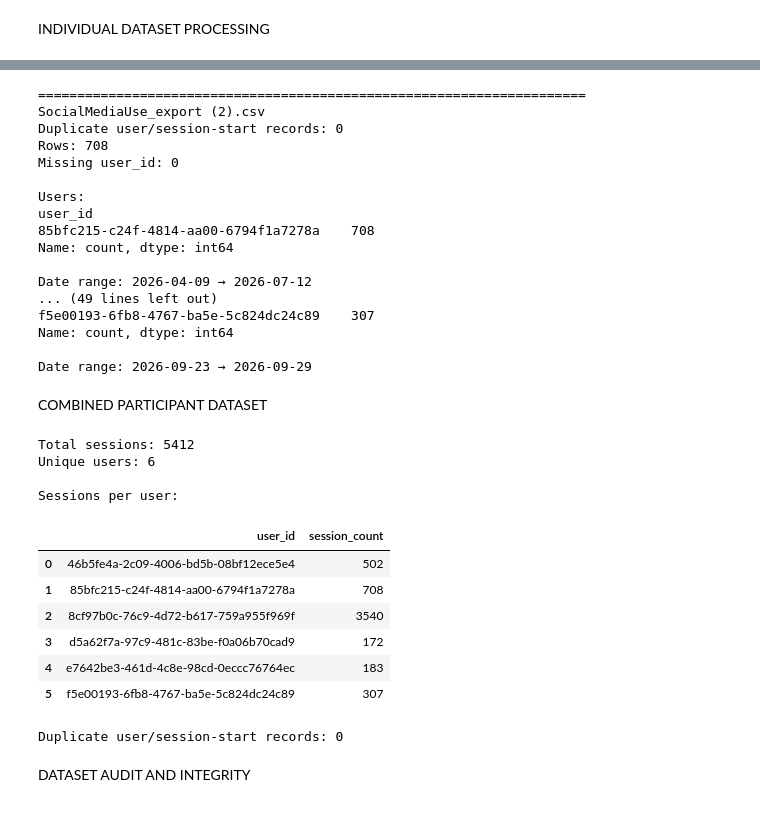
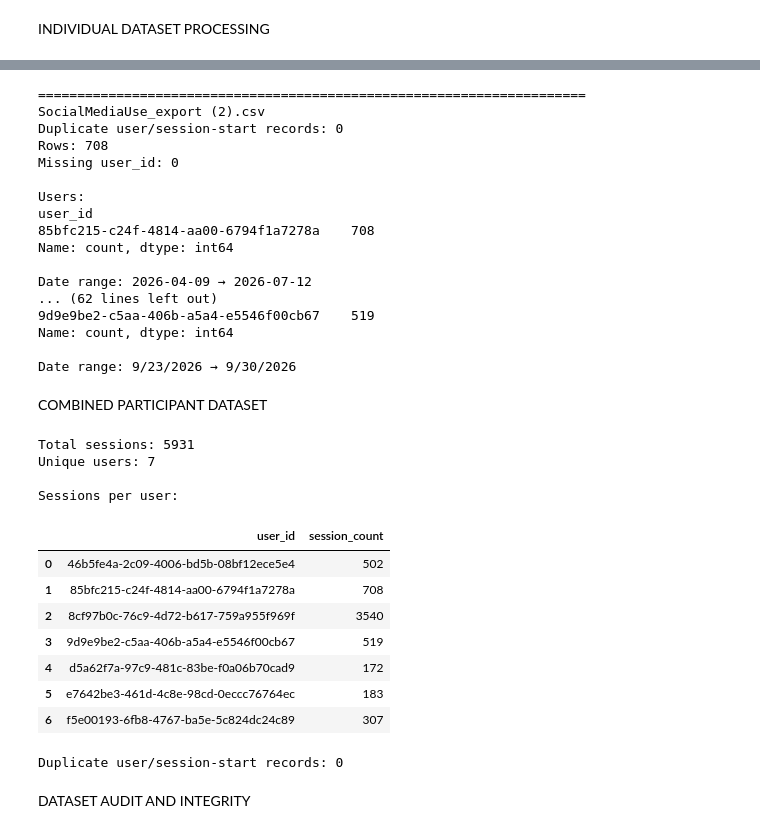
Before and after one commit to AmyMugeni/cognilens, a Jupyter notebook: Cognilens_ML_Pipeline.ipynb, the cells around one changed output, grey strips where cells are left out. Saved outputs shown, nothing was run; the diff lists cells and outputs as text; code cells hidden in the pictures.

```diff
--- a/Cognilens_ML_Pipeline.ipynb
+++ b/Cognilens_ML_Pipeline.ipynb
@@ -964,7 +814,8 @@ candidate_files = [
     "SocialMediaUse_export (4).csv",
     "SocialMediaUse_export.csv",
     "SocialMediaUse_export 5.csv",
-    "SocialMediaUse_export 6.csv"
+    "SocialMediaUse_export 6.csv",
+    "SocialMediaUse_export 7.csv"
 ]
 
 for file in candidate_files:
@@ -1012,11 +863,11 @@ user_id
 Name: count, dtype: int64
 
 Date range: 2026-04-09 → 2026-07-12
-... (49 lines left out)
-f5e00193-6fb8-4767-ba5e-5c824dc24c89    307
+... (62 lines left out)
+9d9e9be2-c5aa-406b-a5a4-e5546f00cb67    519
 Name: count, dtype: int64
 
-Date range: 2026-09-23 → 2026-09-29
+Date range: 9/23/2026 → 9/30/2026
 # %% [markdown]
 COMBINED PARTICIPANT DATASET
 # %%
@@ -1042,6 +893,9 @@ df_user_5 = pd.read_csv(
 df_user_6 = pd.read_csv(
     "/content/drive/MyDrive/Cognilens_MLtraining/SocialMediaUse_export 6.csv"
 )
+df_user_7 = pd.read_csv(
+    "/content/drive/MyDrive/Cognilens_MLtraining/SocialMediaUse_export 7.csv"
+)
 
 # Combine
 df_all = pd.concat(
@@ -1050,40 +904,42 @@ df_all = pd.concat(
         df_user_2,
         df_users_3_4,
         df_user_5,
-        df_user_6
+        df_user_6,
+        df_user_7
     ],
     ignore_index=True
 )
 
 print("Total sessions:", len(df_all))
 print("Unique users:", df_all["user_id"].nunique())
 
 print("\nSessions per user:")
 display(
     df_all.groupby("user_id")
     .size()
     .reset_index(name="session_count")
 )
 
 # Global duplicate check
 duplicates = df_all.duplicated(
     subset=["user_id", "session_start"],
     keep=False
 )
 
 print("\nDuplicate user/session-start records:", duplicates.sum())
 # %% [output]
-Total sessions: 5412
-Unique users: 6
+Total sessions: 5931
+Unique users: 7
 
 Sessions per user:
 |  | user_id | session_count |
 | 0 | 46b5fe4a-2c09-4006-bd5b-08bf12ece5e4 | 502 |
 | 1 | 85bfc215-c24f-4814-aa00-6794f1a7278a | 708 |
 | 2 | 8cf97b0c-76c9-4d72-b617-759a955f969f | 3540 |
-| 3 | d5a62f7a-97c9-481c-83be-f0a06b70cad9 | 172 |
-| 4 | e7642be3-461d-4c8e-98cd-0eccc76764ec | 183 |
-| 5 | f5e00193-6fb8-4767-ba5e-5c824dc24c89 | 307 |
+| 3 | 9d9e9be2-c5aa-406b-a5a4-e5546f00cb67 | 519 |
+| 4 | d5a62f7a-97c9-481c-83be-f0a06b70cad9 | 172 |
+| 5 | e7642be3-461d-4c8e-98cd-0eccc76764ec | 183 |
+| 6 | f5e00193-6fb8-4767-ba5e-5c824dc24c89 | 307 |
 Duplicate user/session-start records: 0
 # %% [markdown]
 DATASET AUDIT AND INTEGRITY
```
Also changed, not shown: parts of 69 cells of this notebook.
